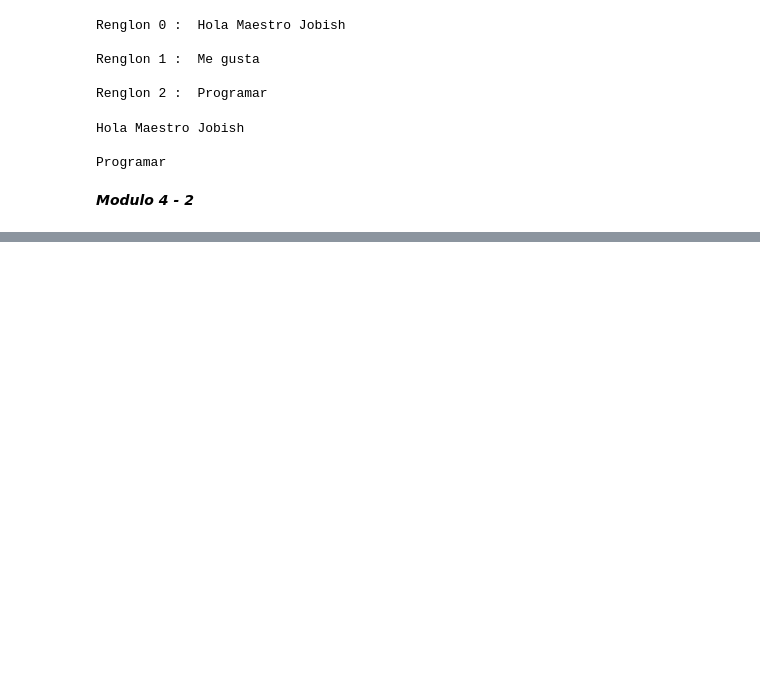
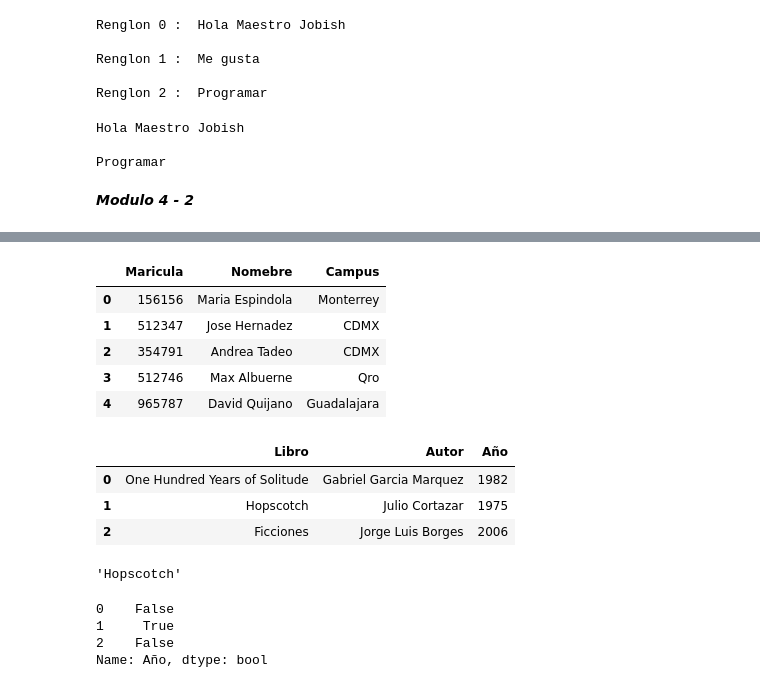
Before and after one commit to PosgradoMNA/actividades-de-aprendizaje-JoseDavidHernandezNavarro-A01793021, a Jupyter notebook: Semana_2_Actividad_1_Python_for_Data_Science_(IBM).ipynb, the cells around one changed output, grey strips where cells are left out. Drawn from its saved outputs; the diff is of its cells as text; code cells hidden in the pictures; blank space fills up the shorter version.

```diff
--- a/Semana_2_Actividad_1_Python_for_Data_Science_(IBM).ipynb
+++ b/Semana_2_Actividad_1_Python_for_Data_Science_(IBM).ipynb
@@ -133,0 +406,47 @@ with open(exmp2, 'w') as writefile:
+# %%
+import pandas as pd #Volvemos a definir pandas como "pd"
+
+xlsx_path="/content/drive/MyDrive/EBSCO/Alumnos.xlsx"
+
+df= pd.read_excel(xlsx_path) #lee el archivo xlsx
+df.head() #este codigo nos lee las primeras 5 columnas
+# %% [output]
+|  | Maricula | Nomebre | Campus |
+| 0 | 156156 | Maria Espindola | Monterrey |
+| 1 | 512347 | Jose Hernadez | CDMX |
+| 2 | 354791 | Andrea Tadeo | CDMX |
+| 3 | 512746 | Max Albuerne | Qro |
+| 4 | 965787 | David Quijano | Guadalajara |
+# %%
+import pandas as pd #Volvemos a definir pandas como "pd"
+
+Libro = {'Libro':['One Hundred Years of Solitude','Hopscotch', 'Ficciones'], 'Autor' :['Gabriel Garcia Marquez', 'Julio Cortazar','Jorge Luis Borges'], 'Año' :['1982', '1975', '2006']}
+Libros_frame = pd.DataFrame(Libro) #Comvertimos nuestro diccionario en lista
+
+Libros_frame.head() #Manamos a imrpimir
+# %% [output]
+|  | Libro | Autor | Año |
+| 0 | One Hundred Years of Solitude | Gabriel Garcia Marquez | 1982 |
+| 1 | Hopscotch | Julio Cortazar | 1975 |
+| 2 | Ficciones | Jorge Luis Borges | 2006 |
+# %%
+import pandas as pd #Volvemos a definir pandas como "pd"
+
+Libro = {'Libro':['One Hundred Years of Solitude','Hopscotch', 'Ficciones'], 'Autor' :['Gabriel Garcia Marquez', 'Julio Cortazar','Jorge Luis Borges'], 'Año' :['1982', '1975', '2006']}
+Libros_frame = pd.DataFrame(Libro) #Comvertimos nuestro diccionario en lista
+
+Libros_frame.iloc[1,0] #Con esto rimprimimos el contenido de la segunda fila primera columna
+# %% [output]
+'Hopscotch'
+# %%
+import pandas as pd #Volvemos a definir pandas como "pd"
+
+Libro = {'Libro':['One Hundred Years of Solitude','Hopscotch', 'Ficciones'], 'Autor' :['Gabriel Garcia Marquez', 'Julio Cortazar','Jorge Luis Borges'], 'Año' :['1982', '1975', '2006']}
+Libros_frame = pd.DataFrame(Libro) #Comvertimos nuestro diccionario en lista
+
+Libros_frame['Año']=="1975"
+# %% [output]
+0    False
+1     True
+2    False
+Name: Año, dtype: bool
```
Also changed, not shown: parts of 16 cells of this notebook.
